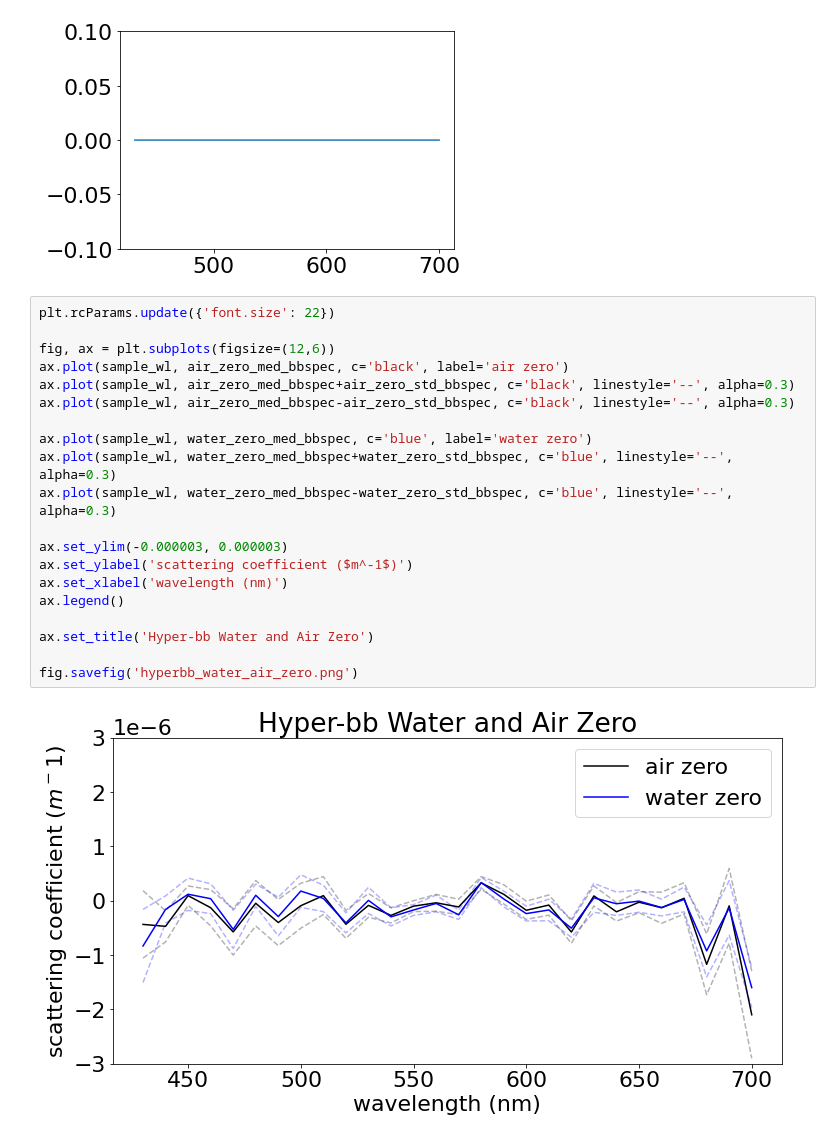
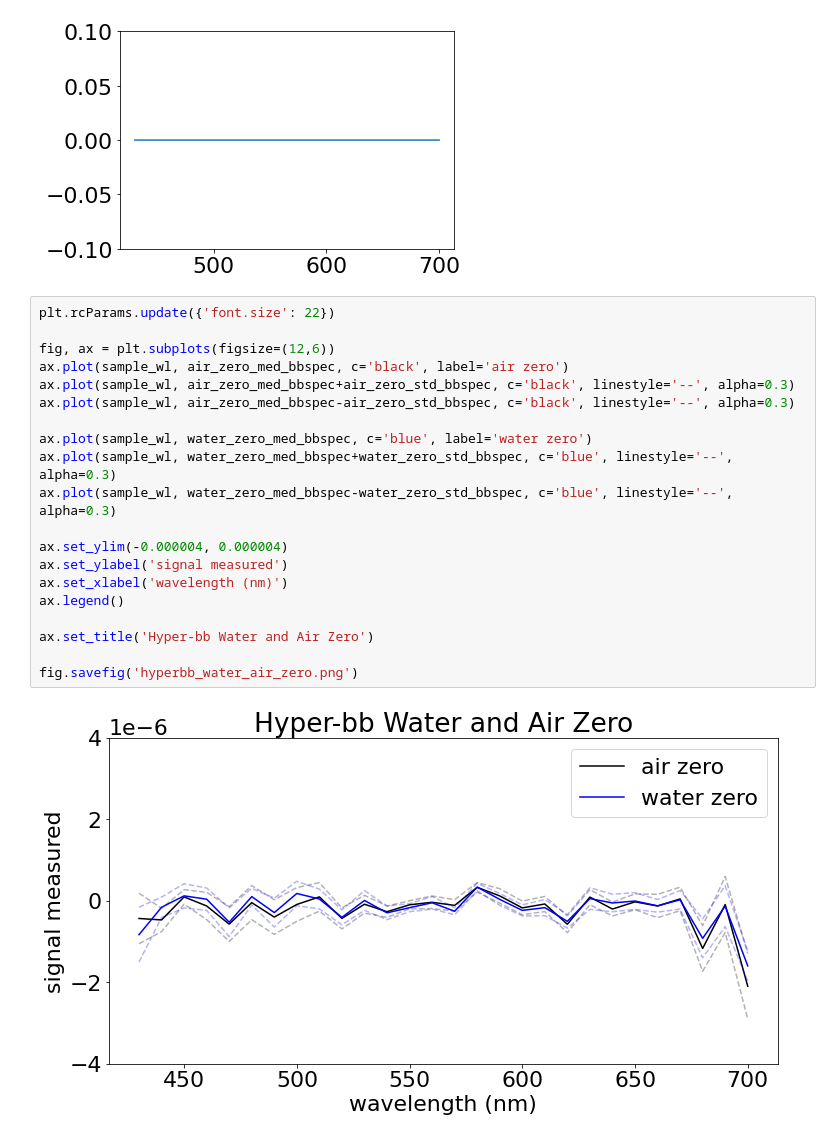
Before and after one commit to patrickcgray/oceanoptics2021, a Jupyter notebook: hyperbb_process.ipynb, the cells around one changed output. Cells and saved outputs as stored; diff of their text form.

```diff
--- a/hyperbb_process.ipynb
+++ b/hyperbb_process.ipynb
@@ -47,22 +47,22 @@ plt.ylim(-0.1,0.1)
 # %%
 plt.rcParams.update({'font.size': 22})
 
 fig, ax = plt.subplots(figsize=(12,6))
 ax.plot(sample_wl, air_zero_med_bbspec, c='black', label='air zero')
 ax.plot(sample_wl, air_zero_med_bbspec+air_zero_std_bbspec, c='black', linestyle='--', alpha=0.3)
 ax.plot(sample_wl, air_zero_med_bbspec-air_zero_std_bbspec, c='black', linestyle='--', alpha=0.3)
 
 ax.plot(sample_wl, water_zero_med_bbspec, c='blue', label='water zero')
 ax.plot(sample_wl, water_zero_med_bbspec+water_zero_std_bbspec, c='blue', linestyle='--', alpha=0.3)
 ax.plot(sample_wl, water_zero_med_bbspec-water_zero_std_bbspec, c='blue', linestyle='--', alpha=0.3)
 
-ax.set_ylim(-0.000003, 0.000003)
-ax.set_ylabel('scattering coefficient ($m^-1$)')
+ax.set_ylim(-0.000004, 0.000004)
+ax.set_ylabel('signal measured')
 ax.set_xlabel('wavelength (nm)')
 ax.legend()
 
 ax.set_title('Hyper-bb Water and Air Zero')
 
 fig.savefig('hyperbb_water_air_zero.png')
 # %% [output]
-[figure, old version]
+[figure, new version]
```
Also changed, not shown: parts of 25 cells of this notebook, 2 other files.
